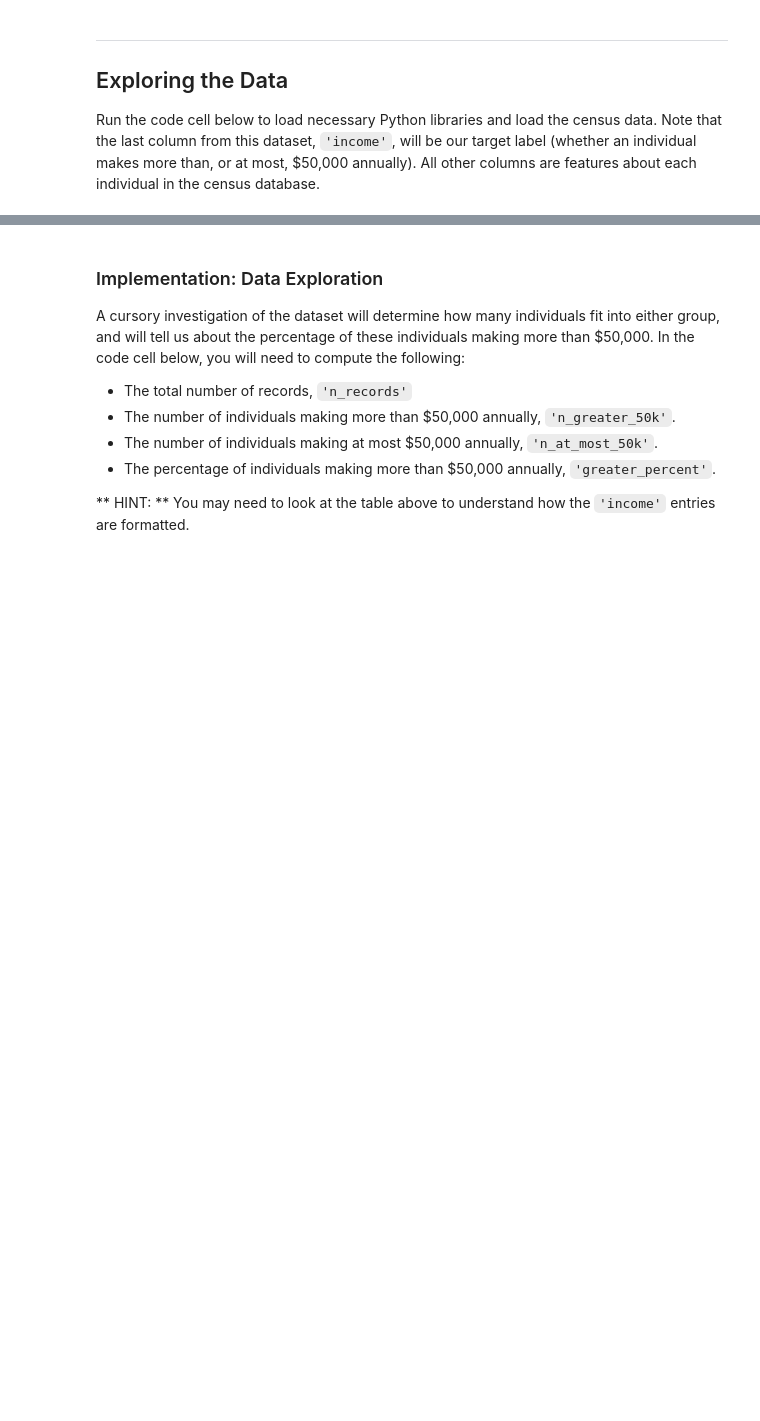
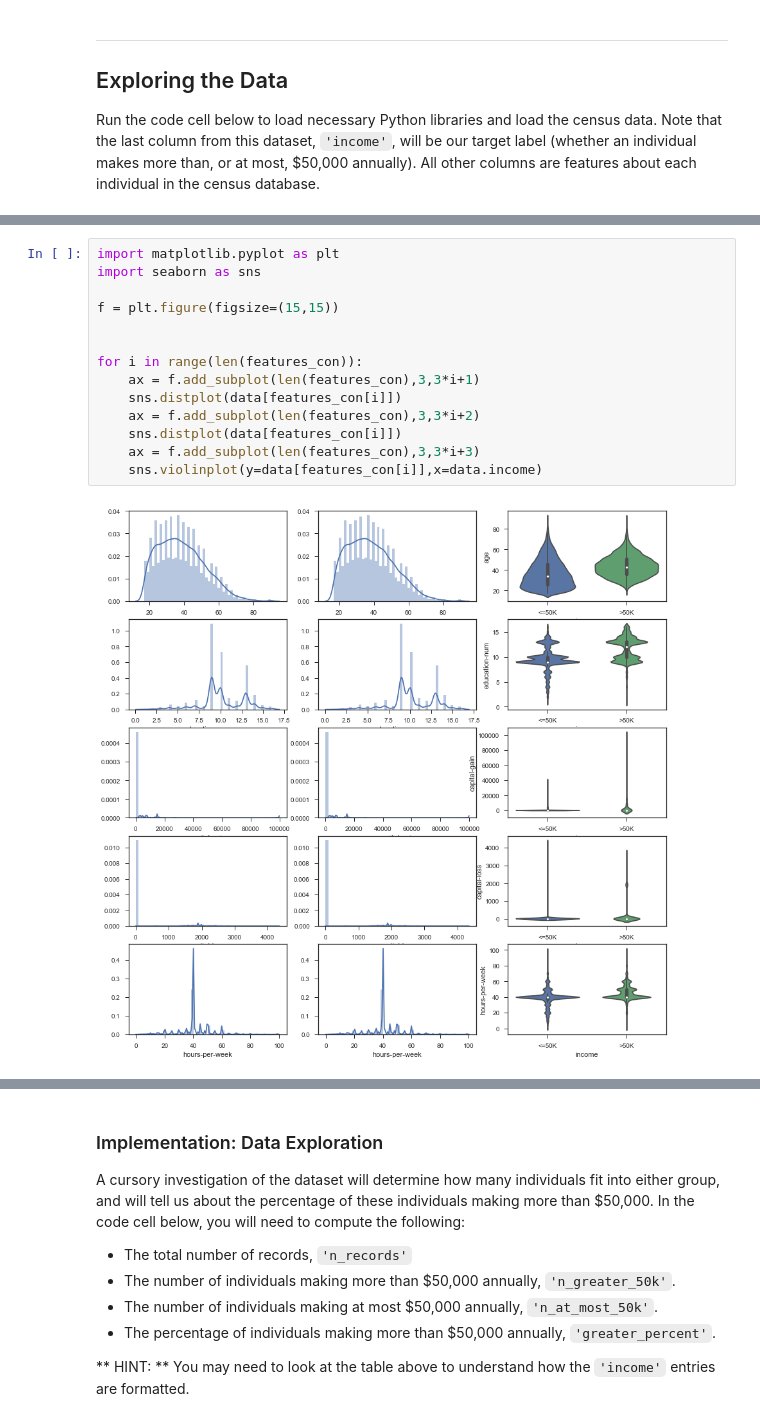
Before and after one commit to aattaran/Machine-Learning-with-Python, a Jupyter notebook: finding_donors/finding_donors.ipynb, the cells around one changed output, grey strips where cells are left out. Saved outputs shown, nothing was run; the diff lists cells and outputs as text; blank space fills up the shorter version.

```diff
--- a/finding_donors/finding_donors.ipynb
+++ b/finding_donors/finding_donors.ipynb
@@ -40,0 +92,16 @@ ModuleNotFoundError: No module named 'visuals'
+# %%
+import matplotlib.pyplot as plt
+import seaborn as sns
+
+f = plt.figure(figsize=(15,15))
+
+
+for i in range(len(features_con)):
+    ax = f.add_subplot(len(features_con),3,3*i+1)
+    sns.distplot(data[features_con[i]])
+    ax = f.add_subplot(len(features_con),3,3*i+2)
+    sns.distplot(data[features_con[i]])
+    ax = f.add_subplot(len(features_con),3,3*i+3)
+    sns.violinplot(y=data[features_con[i]],x=data.income)
+# %% [output]
+[figure, added]
```
Also changed, not shown: parts of 17 cells of this notebook, 7 other files.
